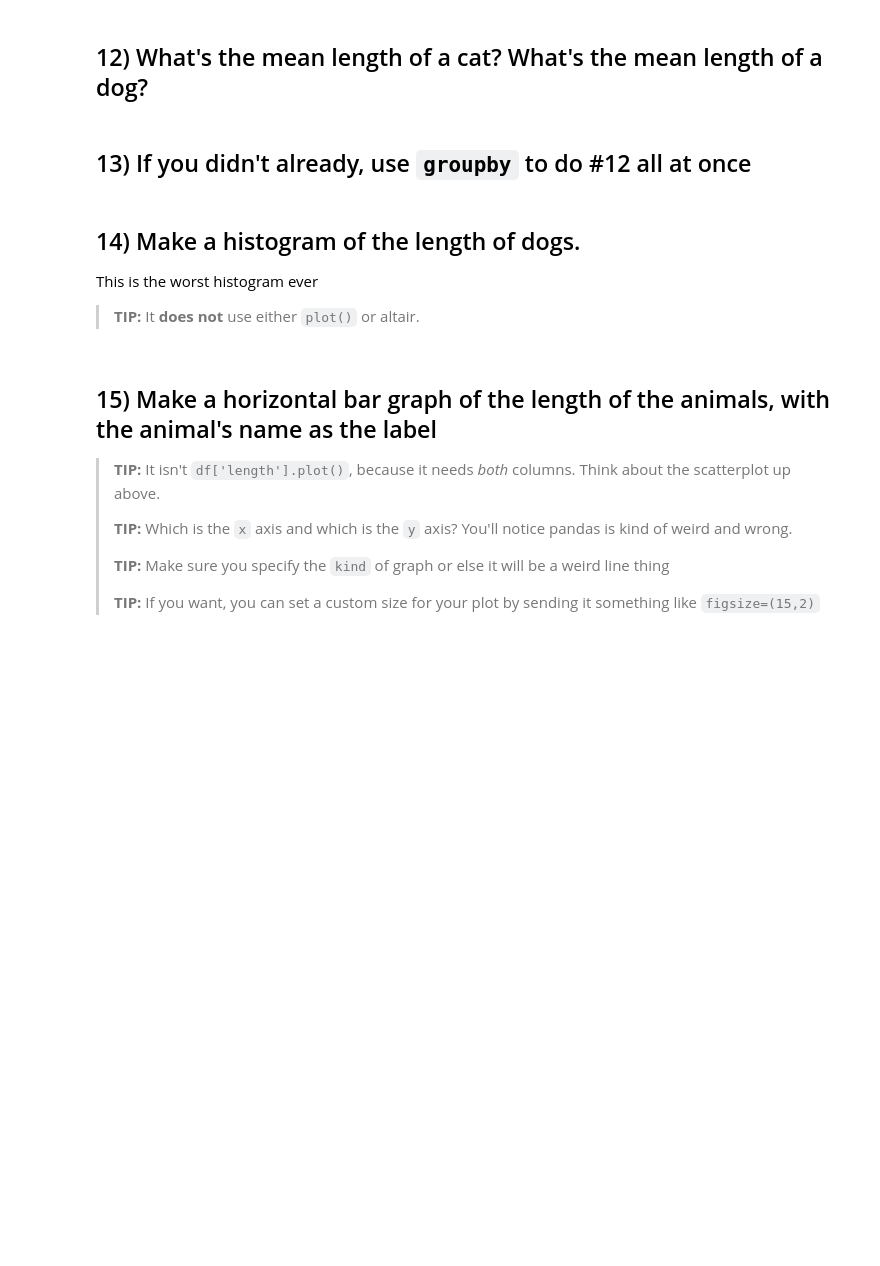
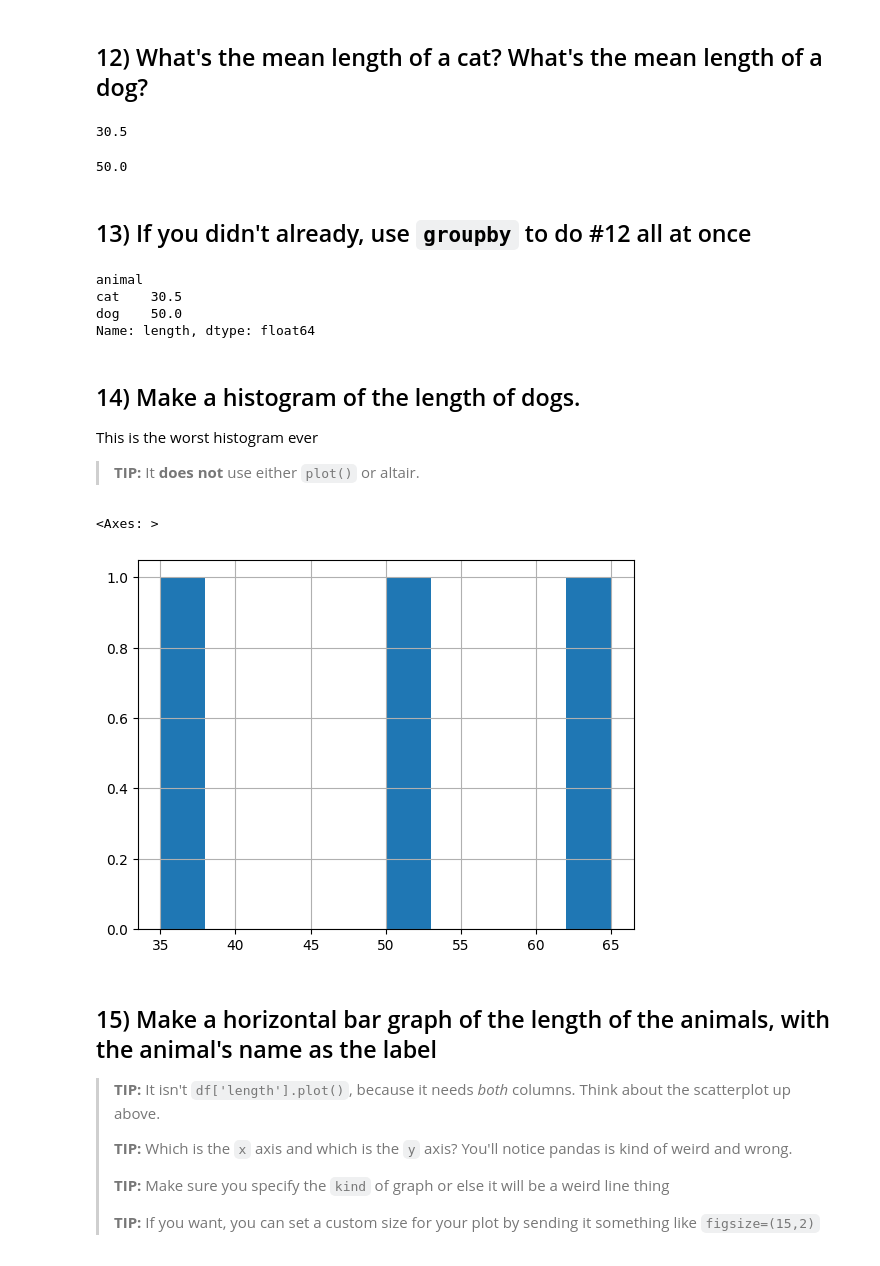
Before and after one commit to milesbolton/06-homework, a Jupyter notebook: 01-Animals.ipynb, the cells around one changed output. Saved outputs shown, nothing was run; the diff lists cells and outputs as text; code cells hidden in the pictures; blank space fills up the shorter version.

```diff
--- a/01-Animals.ipynb
+++ b/01-Animals.ipynb
@@ -151,3 +197,6 @@ Do this in **a different way than you did the dogs display**
 ## 9) `length` is the animal's length in centimeters. Create a new column called `inches` that is the length in inches.
 
 > **TIP:** If your first try fails, remember there are multiple ways to talk about columns, but only one way works to create new ones.
+# %%
+df['inches'] = df.length / 2.54
+df
@@ -159,0 +227,3 @@ Once you do this, every time you use `cats` you'll only be talking about the cat
+# %%
+dogs = df[df.animal == 'dog']
+dogs
@@ -166,13 +257,33 @@ First do it using the `cats` variable, then also do it using your `df` dataframe
 # %% [markdown]
 ## 12) What's the mean length of a cat? What's the mean length of a dog?
+# %%
+cats.length.mean()
+# %% [output]
+30.5
+# %%
+dogs.length.mean()
+# %% [output]
+50.0
 # %% [markdown]
 ## 13) If you didn't already, use `groupby` to do #12 all at once
+# %%
+df.groupby('animal').length.mean()
+# %% [output]
+animal
+cat    30.5
+dog    50.0
+Name: length, dtype: float64
 # %% [markdown]
 ## 14) Make a histogram of the length of dogs.
 
 This is the worst histogram ever
 
 > **TIP:** It **does not** use either `plot()` or altair.
+# %%
+dogs.length.hist()
+# %% [output]
+<Axes: >
+[figure, added]
 # %% [markdown]
 ## 15) Make a horizontal bar graph of the length of the animals, with the animal's name as the label
 
```
Also changed, not shown: parts of 24 cells of this notebook.
